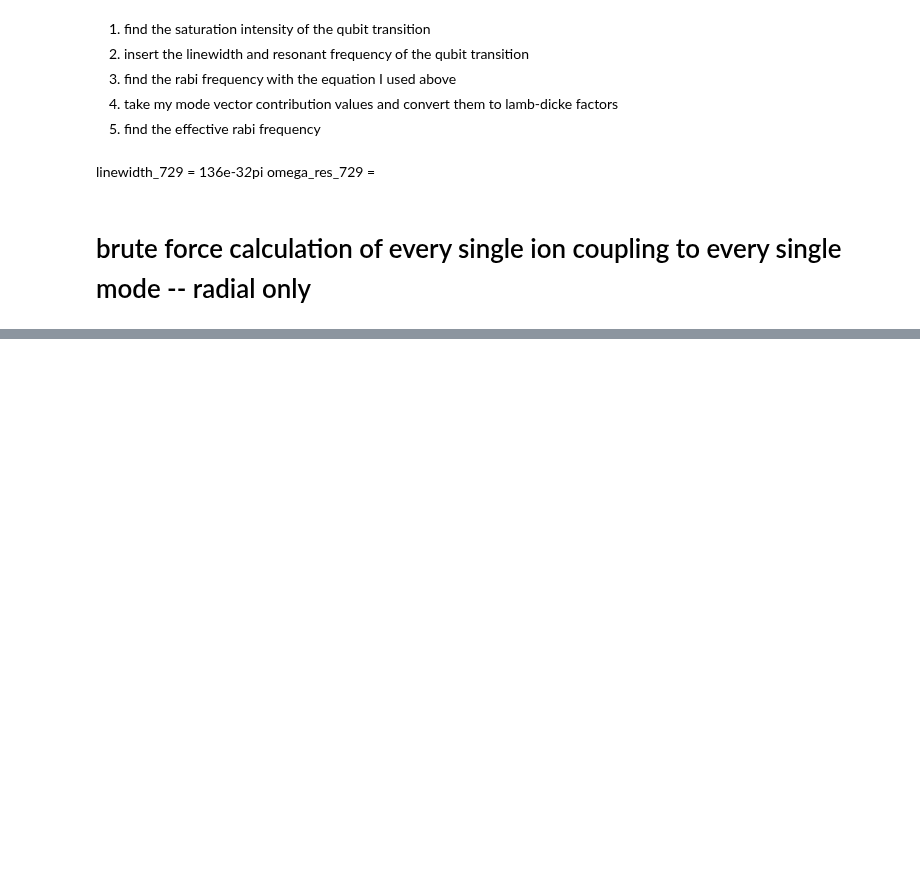
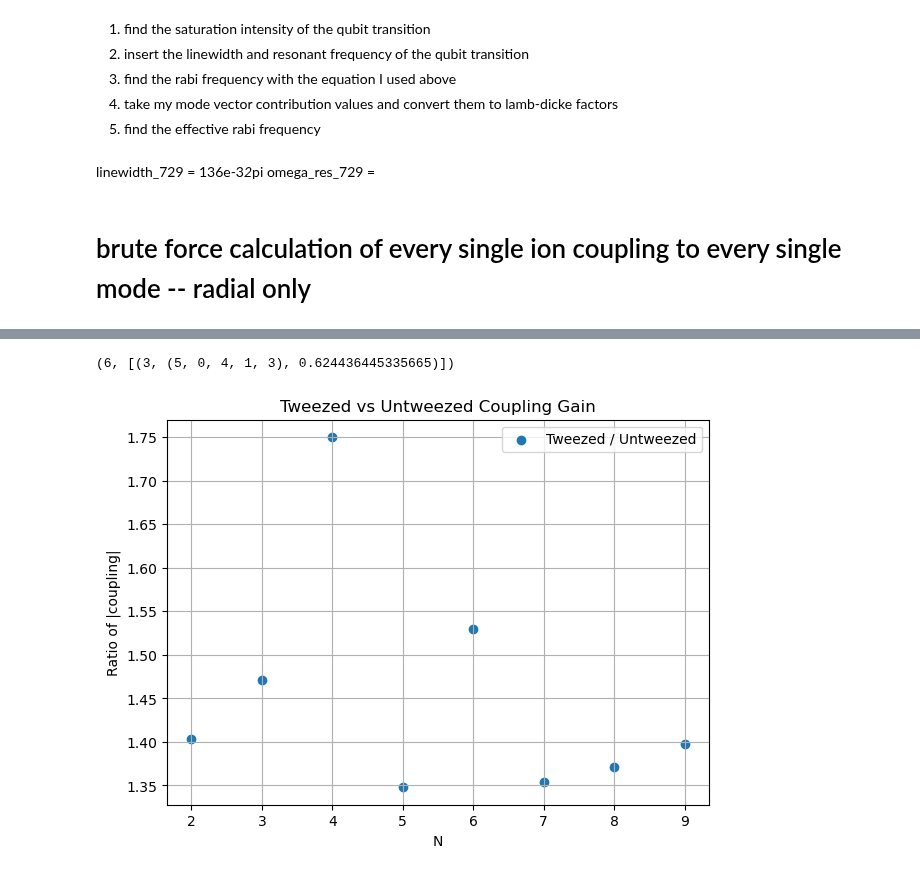
Before and after one commit to SQRLab/BladeRunner, a Jupyter notebook: Tweezers/SBC_Speedup.ipynb, the cells around one changed output, grey strips where cells are left out. Cells and saved outputs as stored; diff of their text form; code cells hidden in the pictures; blank space fills up the shorter version.

```diff
--- a/Tweezers/SBC_Speedup.ipynb
+++ b/Tweezers/SBC_Speedup.ipynb
@@ -724,0 +603,33 @@ select_global_max_min_abs([best_untweezed, best_tweeze_0, best_tweeze_1, best_tw
+# %%
+print(results[4])
+# %% [output]
+(6, [(3, (5, 0, 4, 1, 3), 0.624436445335665)])
+# %%
+# Best tweezed only
+x = [N for N, winners in results]
+y = [abs(winners[0][2]) for N, winners in results]
+
+# Best untweezed only
+x_untweezed = [N for N, winners in untweezed_results]
+y_untweezed = [abs(winners[0][2]) for N, winners in untweezed_results]
+
+# Convert to arrays
+x = np.array(x)
+y = np.array(y)
+x_untweezed = np.array(x_untweezed)
+y_untweezed = np.array(y_untweezed)
+
+# Compute ratio
+ratio = y / y_untweezed
+
+# Plot
+plt.figure(figsize=(7,5))
+plt.scatter(x, ratio, label='Tweezed / Untweezed')
+plt.xlabel("N")
+plt.ylabel("Ratio of |coupling|")
+plt.title("Tweezed vs Untweezed Coupling Gain")
+plt.grid(True)
+plt.legend()
+plt.show()
+# %% [output]
+[figure, added]
```
Also changed, not shown: parts of 10 cells of this notebook, 1 other file.
